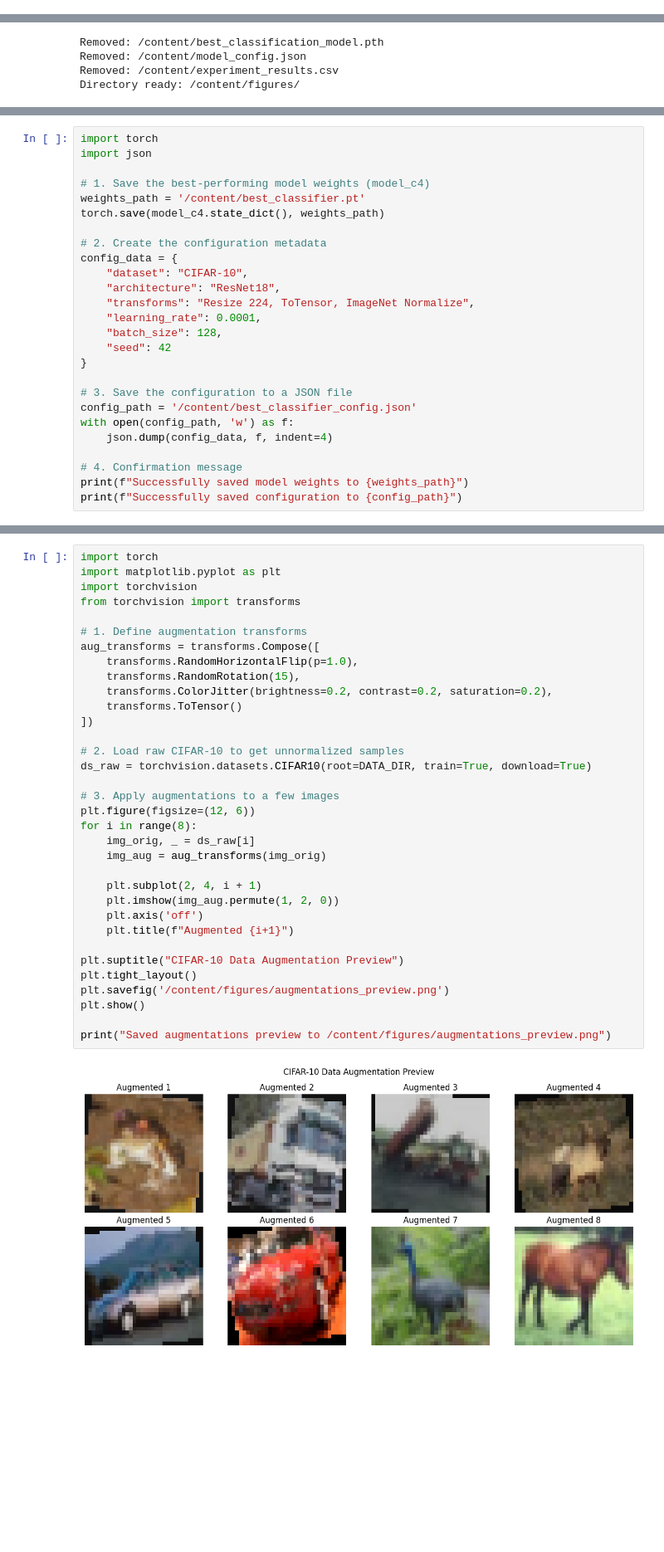
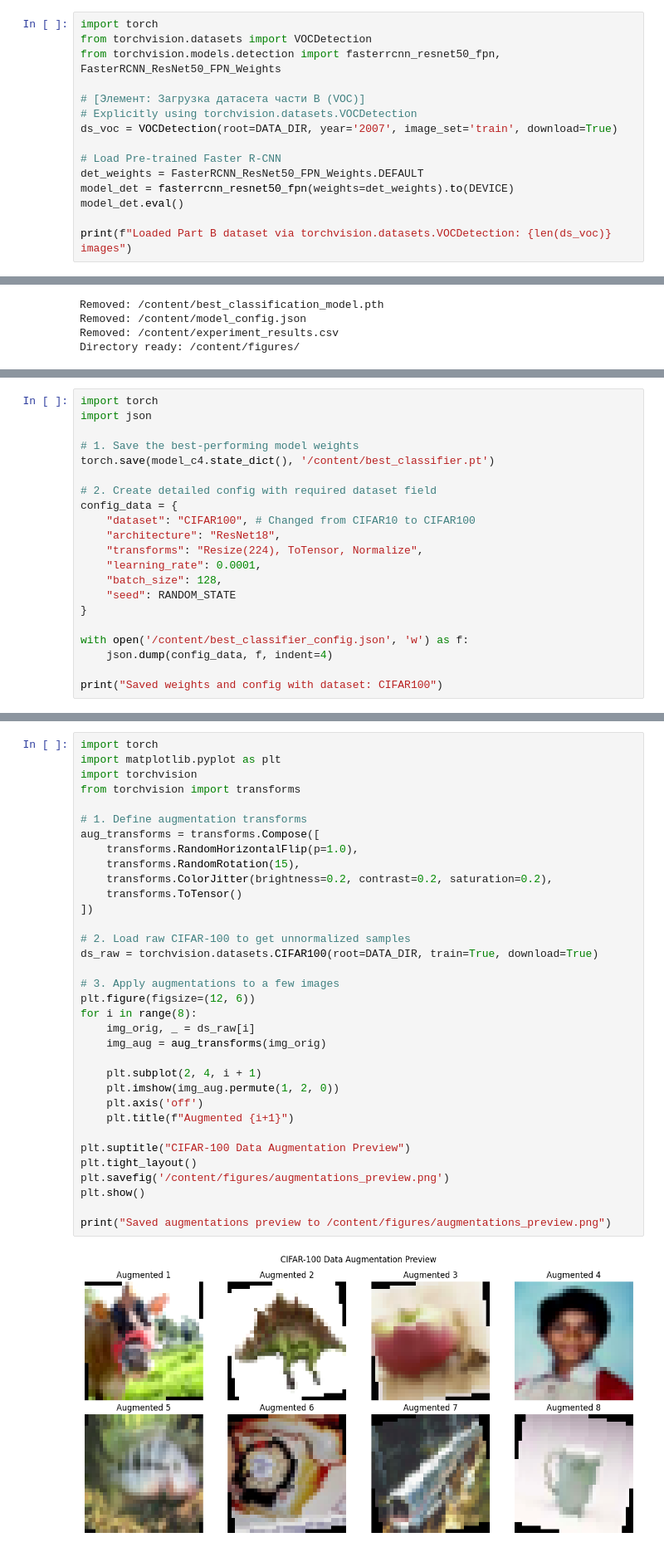
Before and after one commit to Dylan5242/Project_AIE, a Jupyter notebook: homeworks/HW10-11/HW10-11.ipynb, the cells around one changed output, grey strips where cells are left out. Shown at 83% size. Drawn from its saved outputs; the diff is of its cells as text; blank space fills up the shorter version.

```diff
--- a/homeworks/HW10-11/HW10-11.ipynb
+++ b/homeworks/HW10-11/HW10-11.ipynb
@@ -736,0 +518,15 @@ Observation: The threshold change shifted the balance between detection confiden
+# %%
+import torch
+from torchvision.datasets import VOCDetection
+from torchvision.models.detection import fasterrcnn_resnet50_fpn, FasterRCNN_ResNet50_FPN_Weights
+
+# [Элемент: Загрузка датасета части B (VOC)]
+# Explicitly using torchvision.datasets.VOCDetection
+ds_voc = VOCDetection(root=DATA_DIR, year='2007', image_set='train', download=True)
+
+# Load Pre-trained Faster R-CNN
+det_weights = FasterRCNN_ResNet50_FPN_Weights.DEFAULT
+model_det = fasterrcnn_resnet50_fpn(weights=det_weights).to(DEVICE)
+model_det.eval()
+
+print(f"Loaded Part B dataset via torchvision.datasets.VOCDetection: {len(ds_voc)} images")
@@ -832,26 +747,21 @@ Directory ready: /content/figures/
 import torch
 import json
 
-# 1. Save the best-performing model weights (model_c4)
-weights_path = '/content/best_classifier.pt'
-torch.save(model_c4.state_dict(), weights_path)
+# 1. Save the best-performing model weights
+torch.save(model_c4.state_dict(), '/content/best_classifier.pt')
 
-# 2. Create the configuration metadata
+# 2. Create detailed config with required dataset field
 config_data = {
-    "dataset": "CIFAR-10",
+    "dataset": "CIFAR100", # Changed from CIFAR10 to CIFAR100
     "architecture": "ResNet18",
-    "transforms": "Resize 224, ToTensor, ImageNet Normalize",
+    "transforms": "Resize(224), ToTensor, Normalize",
     "learning_rate": 0.0001,
     "batch_size": 128,
-    "seed": 42
+    "seed": RANDOM_STATE
 }
 
-# 3. Save the configuration to a JSON file
-config_path = '/content/best_classifier_config.json'
-with open(config_path, 'w') as f:
+with open('/content/best_classifier_config.json', 'w') as f:
     json.dump(config_data, f, indent=4)
 
-# 4. Confirmation message
-print(f"Successfully saved model weights to {weights_path}")
-print(f"Successfully saved configuration to {config_path}")
+print("Saved weights and config with dataset: CIFAR100")
 # %% [output]
@@ -917,35 +837,35 @@ import torch
 import matplotlib.pyplot as plt
 import torchvision
 from torchvision import transforms
 
 # 1. Define augmentation transforms
 aug_transforms = transforms.Compose([
     transforms.RandomHorizontalFlip(p=1.0),
     transforms.RandomRotation(15),
     transforms.ColorJitter(brightness=0.2, contrast=0.2, saturation=0.2),
     transforms.ToTensor()
 ])
 
-# 2. Load raw CIFAR-10 to get unnormalized samples
-ds_raw = torchvision.datasets.CIFAR10(root=DATA_DIR, train=True, download=True)
+# 2. Load raw CIFAR-100 to get unnormalized samples
+ds_raw = torchvision.datasets.CIFAR100(root=DATA_DIR, train=True, download=True)
 
 # 3. Apply augmentations to a few images
 plt.figure(figsize=(12, 6))
 for i in range(8):
     img_orig, _ = ds_raw[i]
     img_aug = aug_transforms(img_orig)
 
     plt.subplot(2, 4, i + 1)
     plt.imshow(img_aug.permute(1, 2, 0))
     plt.axis('off')
     plt.title(f"Augmented {i+1}")
 
-plt.suptitle("CIFAR-10 Data Augmentation Preview")
+plt.suptitle("CIFAR-100 Data Augmentation Preview")
 plt.tight_layout()
 plt.savefig('/content/figures/augmentations_preview.png')
 plt.show()
 
 print("Saved augmentations preview to /content/figures/augmentations_preview.png")
 # %% [output]
-[figure, old version]
+[figure, new version]
 Saved augmentations preview to /content/figures/augmentations_preview.png
```
Also changed, not shown: parts of 35 cells of this notebook, 1 other file.
